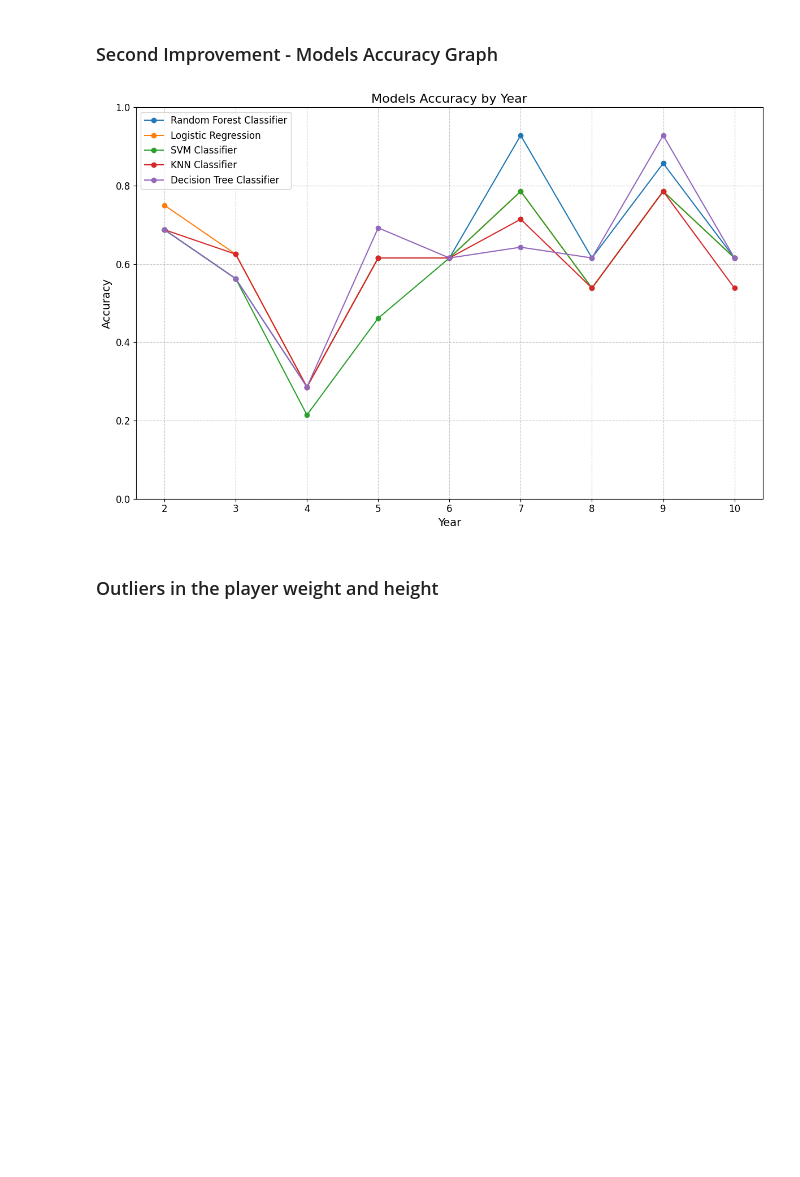
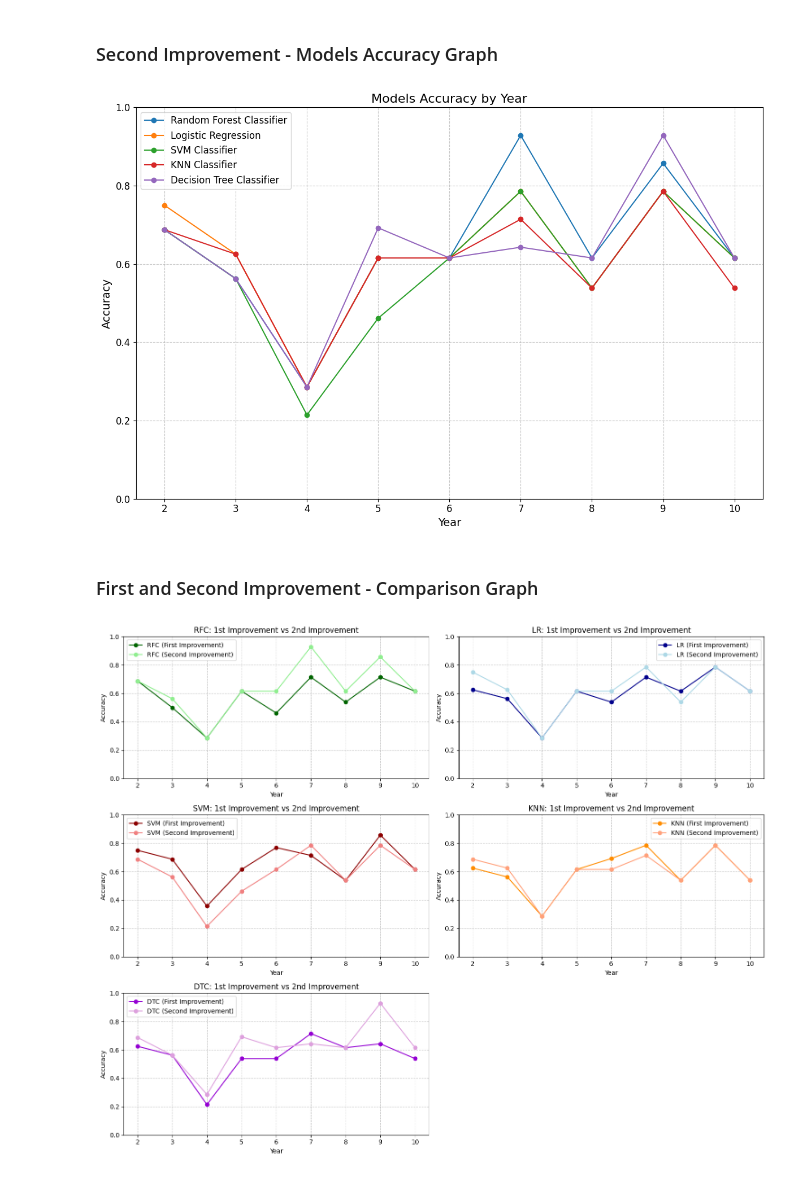
Before and after one commit to JoaoPadrao/AC-Project, a Jupyter notebook: exploring.ipynb, the cells around one changed output. Drawn from its saved outputs; the diff is of its cells as text; code cells hidden in the pictures; blank space fills up the shorter version.

```diff
--- a/exploring.ipynb
+++ b/exploring.ipynb
@@ -191,5 +191,75 @@ plt.tight_layout()
 plt.show()
 # %% [output]
 [figure]
-# %% [markdown]
-### Outliers in the player weight and height
+# %% [markdown]
+### First and Second Improvement - Comparison Graph
+# %%
+years = range(2, 11)
+
+accuracy_years_RFC_1 = [0.6875, 0.5, 0.2857142857142857, 0.6153846153846154, 0.46153846153846156, 0.7142857142857143, 0.5384615384615384, 0.7142857142857143, 0.6153846153846154]
+accuracy_years_LR_1 = [0.625, 0.5625, 0.2857142857142857, 0.6153846153846154, 0.5384615384615384, 0.7142857142857143, 0.6153846153846154, 0.7857142857142857, 0.6153846153846154]
+accuracy_years_SVM_1 = [0.75, 0.6875, 0.35714285714285715, 0.6153846153846154, 0.7692307692307693, 0.7142857142857143, 0.5384615384615384, 0.8571428571428571, 0.6153846153846154]
+accuracy_years_KNN_1 = [0.625, 0.5625, 0.2857142857142857, 0.6153846153846154, 0.6923076923076923, 0.7857142857142857, 0.5384615384615384, 0.7857142857142857, 0.5384615384615384]
+accuracy_years_DTC_1 = [0.625, 0.5625, 0.21428571428571427, 0.5384615384615384, 0.5384615384615384, 0.7142857142857143, 0.6153846153846154, 0.6428571428571429, 0.5384615384615384]
+
+# Second improvement accuracy
+accuracy_years_RFC_2 = [0.6875, 0.5625, 0.2857142857142857, 0.6153846153846154, 0.6153846153846154, 0.9285714285714286, 0.6153846153846154, 0.8571428571428571, 0.6153846153846154]
+accuracy_years_LR_2 = [0.75, 0.625, 0.2857142857142857, 0.6153846153846154, 0.6153846153846154, 0.7857142857142857, 0.5384615384615384, 0.7857142857142857, 0.6153846153846154]
+accuracy_years_SVM_2 = [0.6875, 0.5625, 0.21428571428571427, 0.46153846153846156, 0.6153846153846154, 0.7857142857142857, 0.5384615384615384, 0.7857142857142857, 0.6153846153846154]
+accuracy_years_KNN_2 = [0.6875, 0.625, 0.2857142857142857, 0.6153846153846154, 0.6153846153846154, 0.7142857142857143, 0.5384615384615384, 0.7857142857142857, 0.5384615384615384]
+accuracy_years_DTC_2 = [0.6875, 0.5625, 0.2857142857142857, 0.6923076923076923, 0.6153846153846154, 0.6428571428571429, 0.6153846153846154, 0.9285714285714286, 0.6153846153846154]
+
+fig, axs = plt.subplots(3, 2, figsize=(15, 12))
+
+axs[0, 0].plot(years, accuracy_years_RFC_1, label='RFC (First Improvement)', marker='o', color='darkgreen')
+axs[0, 0].plot(years, accuracy_years_RFC_2, label='RFC (Second Improvement)', marker='o', color='lightgreen')
+axs[0, 0].set_title('RFC: 1st Improvement vs 2nd Improvement')
+axs[0, 0].set_ylim(0, 1)
+axs[0, 0].set_xlabel('Year')
+axs[0, 0].set_ylabel('Accuracy')
+axs[0, 0].grid(True, linestyle='--', alpha=0.7)
+axs[0, 0].legend()
+
+axs[0, 1].plot(years, accuracy_years_LR_1, label='LR (First Improvement)', marker='o', color='darkblue')
+axs[0, 1].plot(years, accuracy_years_LR_2, label='LR (Second Improvement)', marker='o', color='lightblue')
+axs[0, 1].set_title('LR: 1st Improvement vs 2nd Improvement')
+axs[0, 1].set_ylim(0, 1)
+axs[0, 1].set_xlabel('Year')
+axs[0, 1].set_ylabel('Accuracy')
+axs[0, 1].grid(True, linestyle='--', alpha=0.7)
+axs[0, 1].legend()
+
+axs[1, 0].plot(years, accuracy_years_SVM_1, label='SVM (First Improvement)', marker='o', color='darkred')
+axs[1, 0].plot(years, accuracy_years_SVM_2, label='SVM (Second Improvement)', marker='o', color='lightcoral')
+axs[1, 0].set_title('SVM: 1st Improvement vs 2nd Improvement')
+axs[1, 0].set_ylim(0, 1)
+axs[1, 0].set_xlabel('Year')
+axs[1, 0].set_ylabel('Accuracy')
+axs[1, 0].grid(True, linestyle='--', alpha=0.7)
+axs[1, 0].legend()
+
+axs[1, 1].plot(years, accuracy_years_KNN_1, label='KNN (First Improvement)', marker='o', color='darkorange')
+axs[1, 1].plot(years, accuracy_years_KNN_2, label='KNN (Second Improvement)', marker='o', color='lightsalmon')
+axs[1, 1].set_title('KNN: 1st Improvement vs 2nd Improvement')
+axs[1, 1].set_ylim(0, 1)
+axs[1, 1].set_xlabel('Year')
+axs[1, 1].set_ylabel('Accuracy')
+axs[1, 1].grid(True, linestyle='--', alpha=0.7)
+axs[1, 1].legend()
+
+axs[2, 0].plot(years, accuracy_years_DTC_1, label='DTC (First Improvement)', marker='o', color='darkviolet')
+axs[2, 0].plot(years, accuracy_years_DTC_2, label='DTC (Second Improvement)', marker='o', color='plum')
+axs[2, 0].set_title('DTC: 1st Improvement vs 2nd Improvement')
+axs[2, 0].set_ylim(0, 1)
+axs[2, 0].set_xlabel('Year')
+axs[2, 0].set_ylabel('Accuracy')
+axs[2, 0].grid(True, linestyle='--', alpha=0.7)
+axs[2, 0].legend()
+
+# Hide the unused subplot
+axs[2, 1].axis('off')
+
+plt.tight_layout()
+plt.show()
+# %% [output]
+[figure, added]
```
Also changed, not shown: 6 other files.
